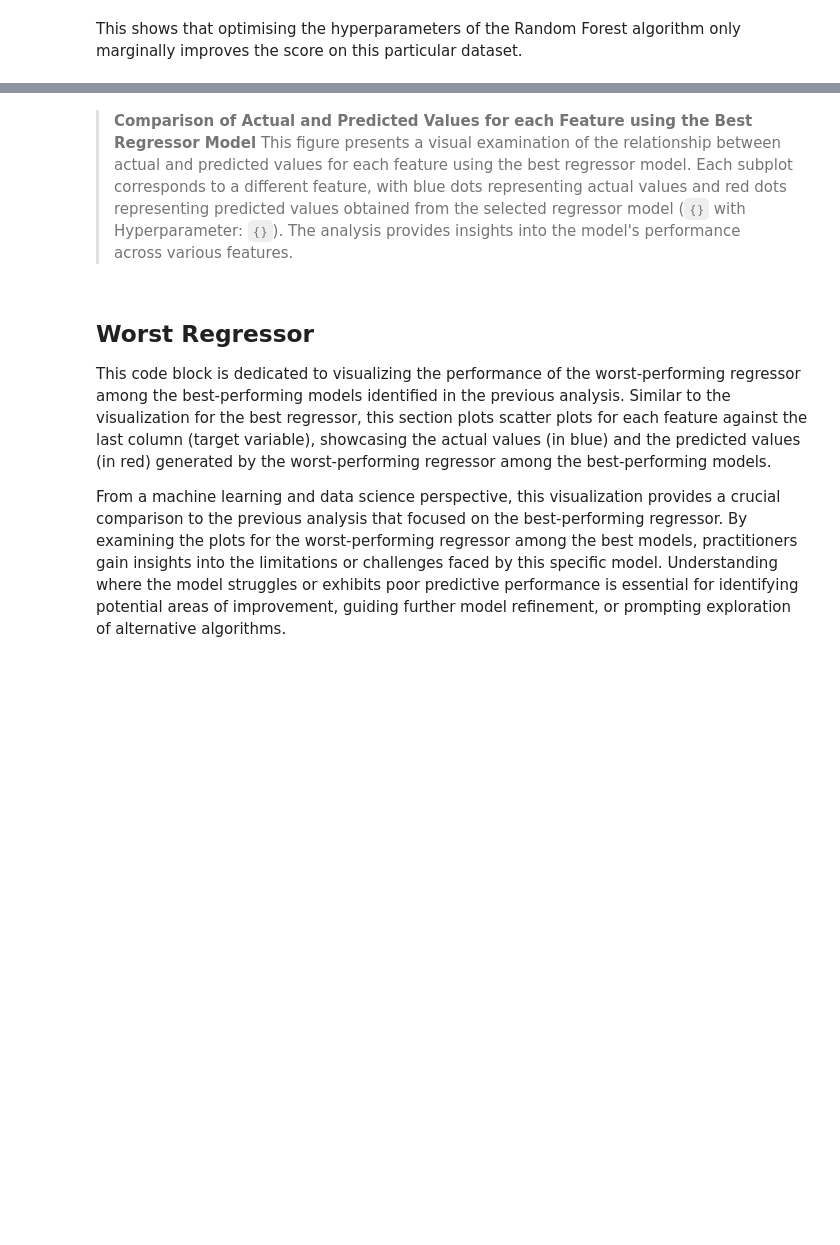
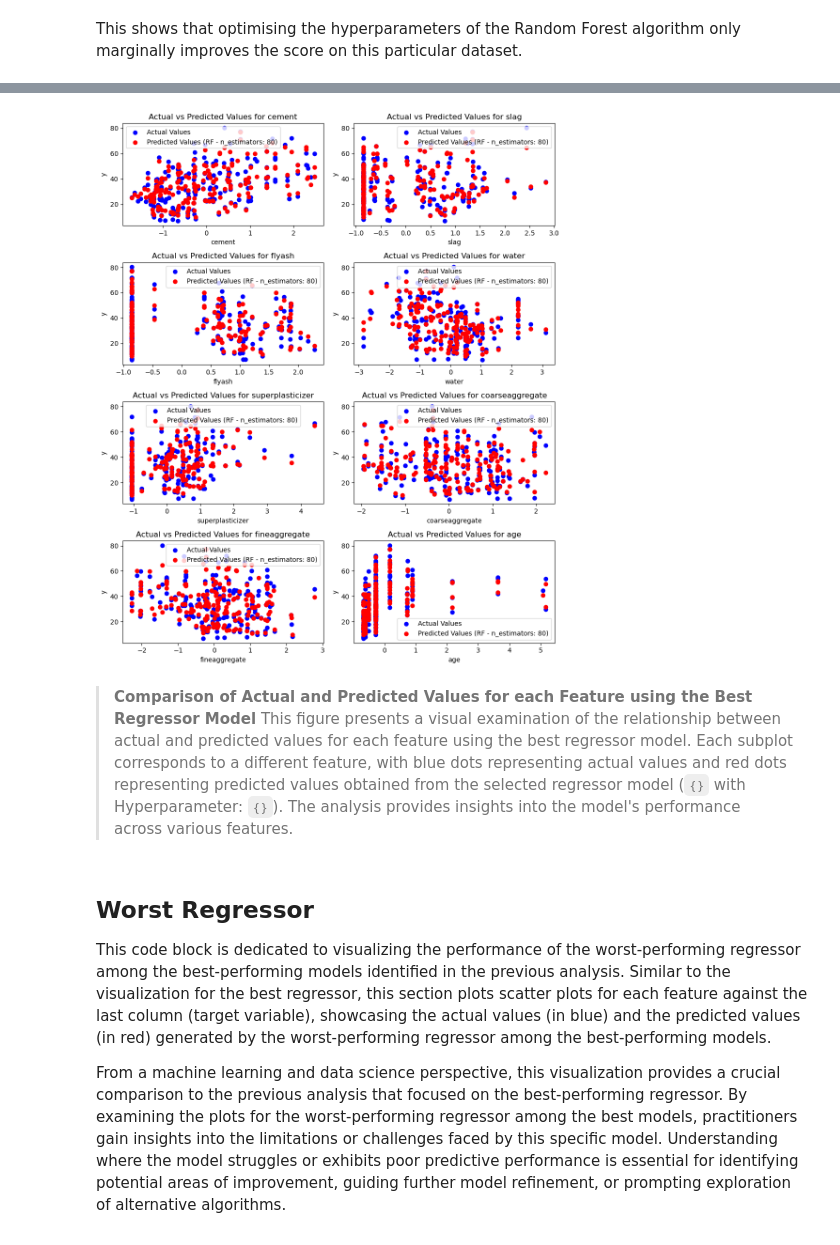
Before and after one commit to salm-n/Concrete-Compressive-Strength-Predictor, a Jupyter notebook: Coding Project 2023-2024.ipynb, the cells around one changed output, grey strips where cells are left out. Cells and saved outputs as stored; diff of their text form; code cells hidden in the pictures; blank space fills up the shorter version.

```diff
--- a/Coding Project 2023-2024.ipynb
+++ b/Coding Project 2023-2024.ipynb
@@ -486,8 +507,15 @@ Results, including hyperparameters and corresponding scores, are stored for furt
 
 Tuning hyperparameters is crucial for optimizing model performance. The code systematically explores a grid of values for key hyperparameters, facilitating the identification of the combination that yields the best results.
 # %%
-# Define the Random Forest model
-rf_model = RandomForestRegressor()
+from sklearn.ensemble import RandomForestRegressor
+from sklearn.metrics import mean_squared_error
+from sklearn.model_selection import KFold
+from IPython.display import clear_output
+import numpy as np
+import pandas as pd
+
+# Define the Random Forest model with n_jobs=-1 to maximise processor
+rf_model = RandomForestRegressor(n_jobs=-1)
 
 # Define hyperparameters and their potential values
 rf_hyperparams = {
@@ -580,7 +608,7 @@ print(f"Min Samples Leaf: {best_rf_min_samples_leaf}")
 print(f"Score: {best_rf_score:.3f}")
 
 # Evaluate the Random Forest model without tuning other hyperparameters
-baseline_rf_model = RandomForestRegressor()
+baseline_rf_model = RandomForestRegressor(n_jobs=-1)
 baseline_rf_model.fit(x_train, y_train)
 baseline_rf_score = baseline_rf_model.score(x_val, y_val)
 
@@ -609,6 +671,6 @@ From a machine learning and data science perspective, this visualization step is
 # %%
-# Split the data into training and testing sets
-X_train, X_test, y_train, y_test = train_test_split(x_scaled, y, test_size=0.2, random_state=42)
+# Split the data into training and test sets
+x_train, x_test, y_train, y_test = train_test_split(x_scaled, y, test_size=0.2, random_state=42)
 
 # Extract information about the best regressor model
 best_regressor_index = best_scores_df['Score'].idxmax()
@@ -623,10 +685,10 @@ if best_hyperparameter != 'NA':
     best_regressor_model.set_params(**{param_name: best_hyperparameter})
 
 # Fit the best regressor model on the training data
-best_regressor_model.fit(X_train, y_train)
+best_regressor_model.fit(x_train, y_train)
 
 # Predict the values on the test set
-y_pred_test = best_regressor_model.predict(X_test)
+y_pred_test = best_regressor_model.predict(x_test)
 
 # Get the number of features in the dataframe (excluding the last column)
 num_features = len(data.columns) - 1
@@ -646,8 +708,8 @@ axes = axes.flatten()
 # Loop through each feature in the dataframe (excluding the last column)
 for i, feature_column in enumerate(data.columns[:-1]):
     # Plot the graph for each feature against the last column
-    axes[i].scatter(X_test[feature_column], y_test, label='Actual Values', color='blue')
-    axes[i].scatter(X_test[feature_column], y_pred_test,
+    axes[i].scatter(x_test[feature_column], y_test, label='Actual Values', color='blue')
+    axes[i].scatter(x_test[feature_column], y_pred_test,
                     label=f'Predicted Values ({best_regressor} - {param_name}: {best_hyperparameter})', color='red')
     axes[i].set_xlabel(feature_column)
     axes[i].set_ylabel('y')
@@ -663,3 +723,4 @@ plt.show()
+[figure, added]
 # %% [markdown]
 >**Comparison of Actual and Predicted Values for each Feature using the Best Regressor Model**
 This figure presents a visual examination of the relationship between actual and predicted values for each feature using the best regressor model. Each subplot corresponds to a different feature, with blue dots representing actual values and red dots representing predicted values obtained from the selected regressor model (`{}` with Hyperparameter: `{}`). The analysis provides insights into the model's performance across various features.
```
Also changed, not shown: parts of 17 cells of this notebook.
